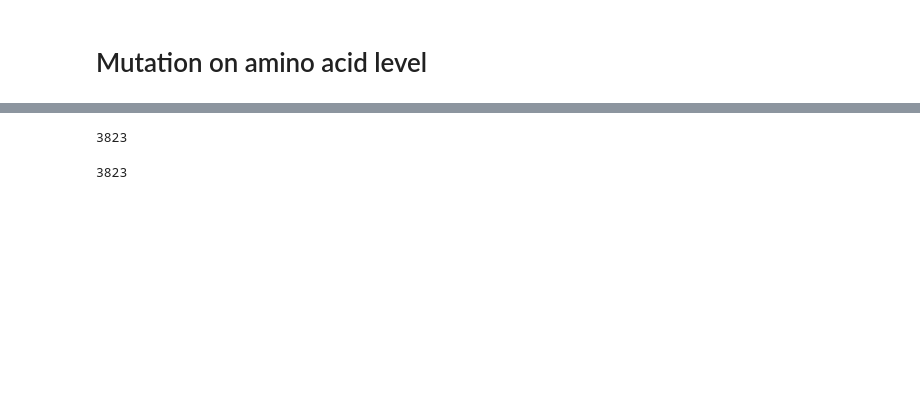
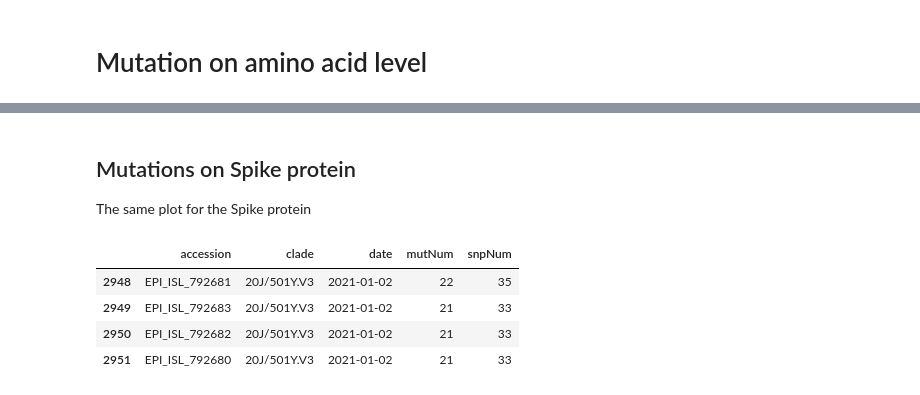
Before and after one commit to wuaipinglab/SARS-CoV-2_mutation, a Jupyter notebook: mutation_accumulation.ipynb, the cells around one changed output, grey strips where cells are left out. Drawn from its saved outputs; the diff is of its cells as text; code cells hidden in the pictures; blank space fills up the shorter version.

```diff
--- a/mutation_accumulation.ipynb
+++ b/mutation_accumulation.ipynb
@@ -91,0 +180,4 @@ nonN501Y = noOutlier[~(isV1 | isV2)]
+# %% [markdown]
+## Mutations on Spike protein
+
+The same plot for the Spike protein
@@ -92,8 +234,8 @@ nonN501Y = noOutlier[~(isV1 | isV2)]
 # %%
-len(nonN501Y['clade'].str.contains("501Y.")) + len(N501Y_V1) + len(N501Y_V2)
+noOutlier[noOutlier['clade'].str.contains("501Y.V3")]
 # %% [output]
-3823
+|  | accession | clade | date | mutNum | snpNum |
+| 2948 | EPI_ISL_792681 | 20J/501Y.V3 | 2021-01-02 | 22 | 35 |
+| 2949 | EPI_ISL_792683 | 20J/501Y.V3 | 2021-01-02 | 21 | 33 |
+| 2950 | EPI_ISL_792682 | 20J/501Y.V3 | 2021-01-02 | 21 | 33 |
+| 2951 | EPI_ISL_792680 | 20J/501Y.V3 | 2021-01-02 | 21 | 33 |
-# %%
-len(noOutlier)
-# %% [output]
-3823
```
Also changed, not shown: parts of 18 cells of this notebook, 6 other files.
